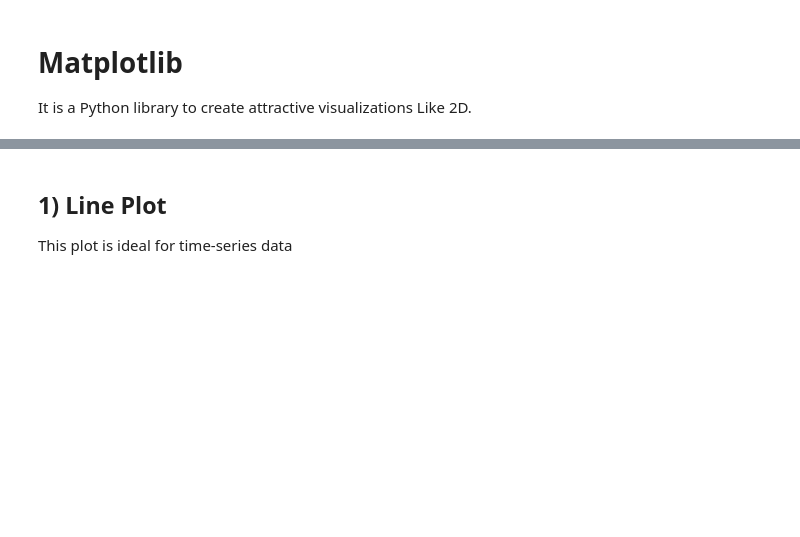
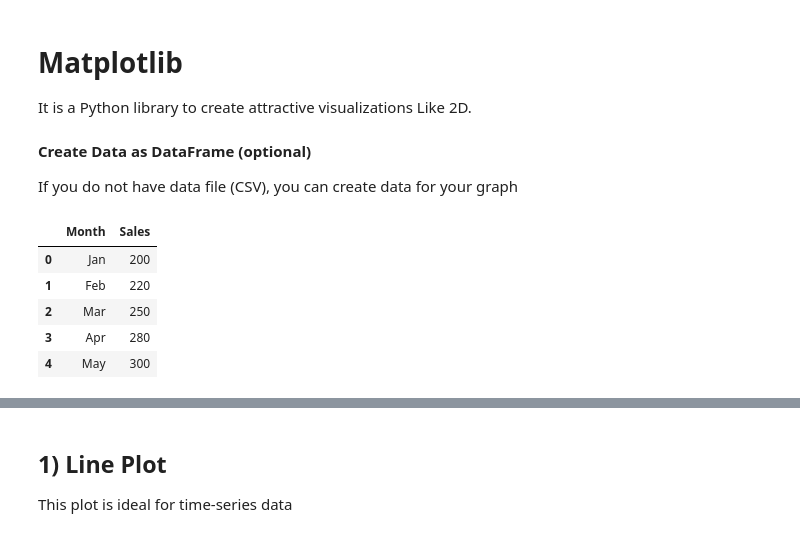
Before and after one commit to SobiaNoorAI/Data-Seekho-Data-Science-Mastery-Program, a Jupyter notebook: MODULE 3: DATA VISUALIZATION AND ANALYSIS/Assignment 1: Exploring Visualizations with Power BI, Matplotlib, and Seaborn/Python_Visualization_(Matplotlib_Seaborn).ipynb, the cells around one changed output, grey strips where cells are left out. Drawn from its saved outputs; the diff is of its cells as text; code cells hidden in the pictures; blank space fills up the shorter version.

```diff
--- a/MODULE 3: DATA VISUALIZATION AND ANALYSIS/Assignment 1: Exploring Visualizations with Power BI, Matplotlib, and Seaborn/Python_Visualization_(Matplotlib_Seaborn).ipynb
+++ b/MODULE 3: DATA VISUALIZATION AND ANALYSIS/Assignment 1: Exploring Visualizations with Power BI, Matplotlib, and Seaborn/Python_Visualization_(Matplotlib_Seaborn).ipynb
@@ -35,3 +35,22 @@ data.head()
 It is a Python library to create attractive visualizations Like 2D.
 # %%
 import matplotlib.pyplot as plt
+# %% [markdown]
+**Create Data as DataFrame (optional)**
+
+If you do not have data file (CSV), you can create data for your graph
+# %%
+# Example DataFrame
+dataset = {
+    'Month': ['Jan', 'Feb', 'Mar', 'Apr', 'May'],
+    'Sales': [200, 220, 250, 280, 300]
+}
+df = pd.DataFrame(dataset)
+df.head()
+# %% [output]
+|  | Month | Sales |
+| 0 | Jan | 200 |
+| 1 | Feb | 220 |
+| 2 | Mar | 250 |
+| 3 | Apr | 280 |
+| 4 | May | 300 |
```
Also changed, not shown: parts of 4 cells of this notebook.
